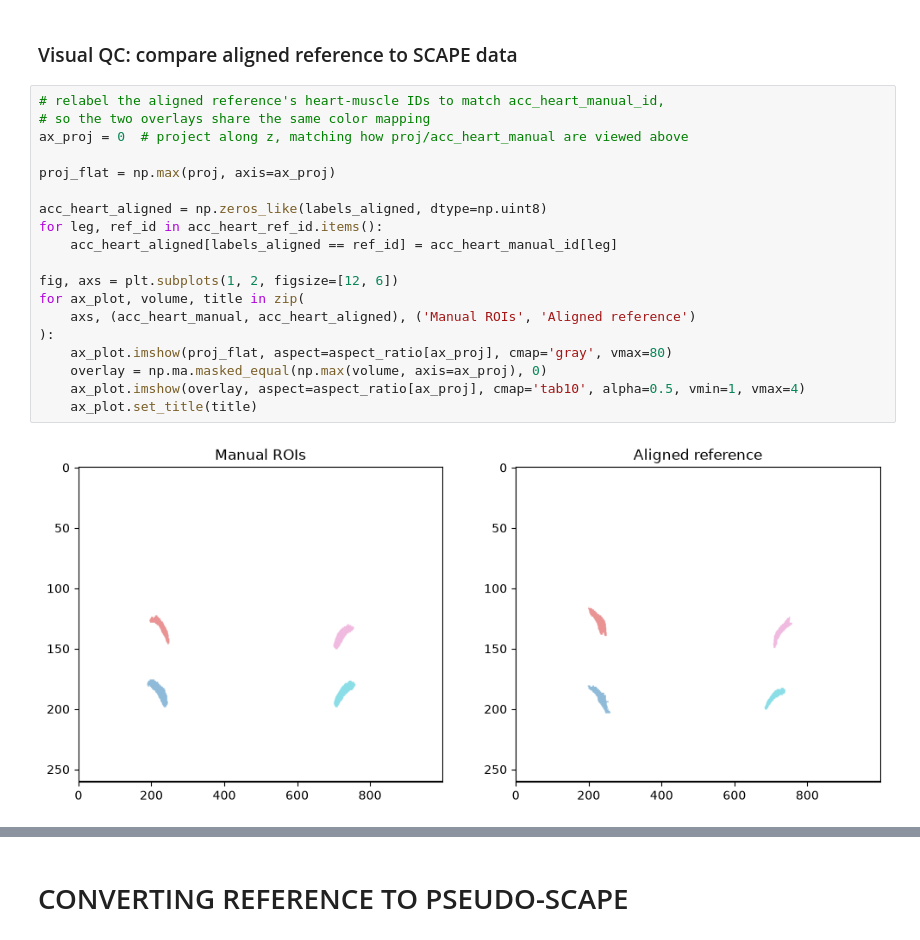
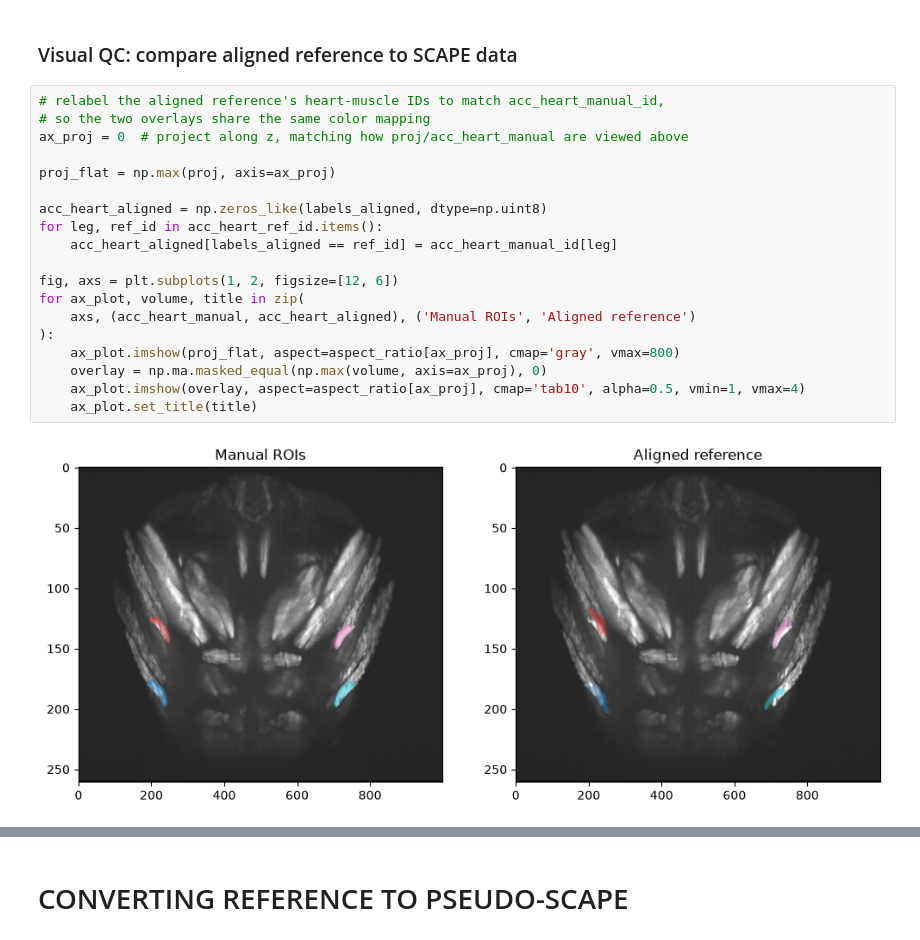
Before and after one commit to azmaite/Devel, a Jupyter notebook: Pupa_muscle_imaging/scape/MANUAL/align_acc_heart.ipynb, the cells around one changed output, grey strips where cells are left out. Cells and saved outputs as stored; diff of their text form.

```diff
--- a/Pupa_muscle_imaging/scape/MANUAL/align_acc_heart.ipynb
+++ b/Pupa_muscle_imaging/scape/MANUAL/align_acc_heart.ipynb
@@ -298,24 +298,24 @@ Unique labels preserved: [ 0  1  2  3  4  5  6  7  8  9 10 11 13 14 15 16 17 18
 # %%
 # relabel the aligned reference's heart-muscle IDs to match acc_heart_manual_id,
 # so the two overlays share the same color mapping
 ax_proj = 0  # project along z, matching how proj/acc_heart_manual are viewed above
 
 proj_flat = np.max(proj, axis=ax_proj)
 
 acc_heart_aligned = np.zeros_like(labels_aligned, dtype=np.uint8)
 for leg, ref_id in acc_heart_ref_id.items():
     acc_heart_aligned[labels_aligned == ref_id] = acc_heart_manual_id[leg]
 
 fig, axs = plt.subplots(1, 2, figsize=[12, 6])
 for ax_plot, volume, title in zip(
     axs, (acc_heart_manual, acc_heart_aligned), ('Manual ROIs', 'Aligned reference')
 ):
-    ax_plot.imshow(proj_flat, aspect=aspect_ratio[ax_proj], cmap='gray', vmax=80)
+    ax_plot.imshow(proj_flat, aspect=aspect_ratio[ax_proj], cmap='gray', vmax=800)
     overlay = np.ma.masked_equal(np.max(volume, axis=ax_proj), 0)
     ax_plot.imshow(overlay, aspect=aspect_ratio[ax_proj], cmap='tab10', alpha=0.5, vmin=1, vmax=4)
     ax_plot.set_title(title)
 # %% [output]
-[figure, old version]
+[figure, new version]
 # %%
 # broader sanity check: do all the selected leg muscles (not just the
 # heart-muscle landmarks used to fit the transform) look anatomically
```
Also changed, not shown: parts of 21 cells of this notebook, 1 other file.
